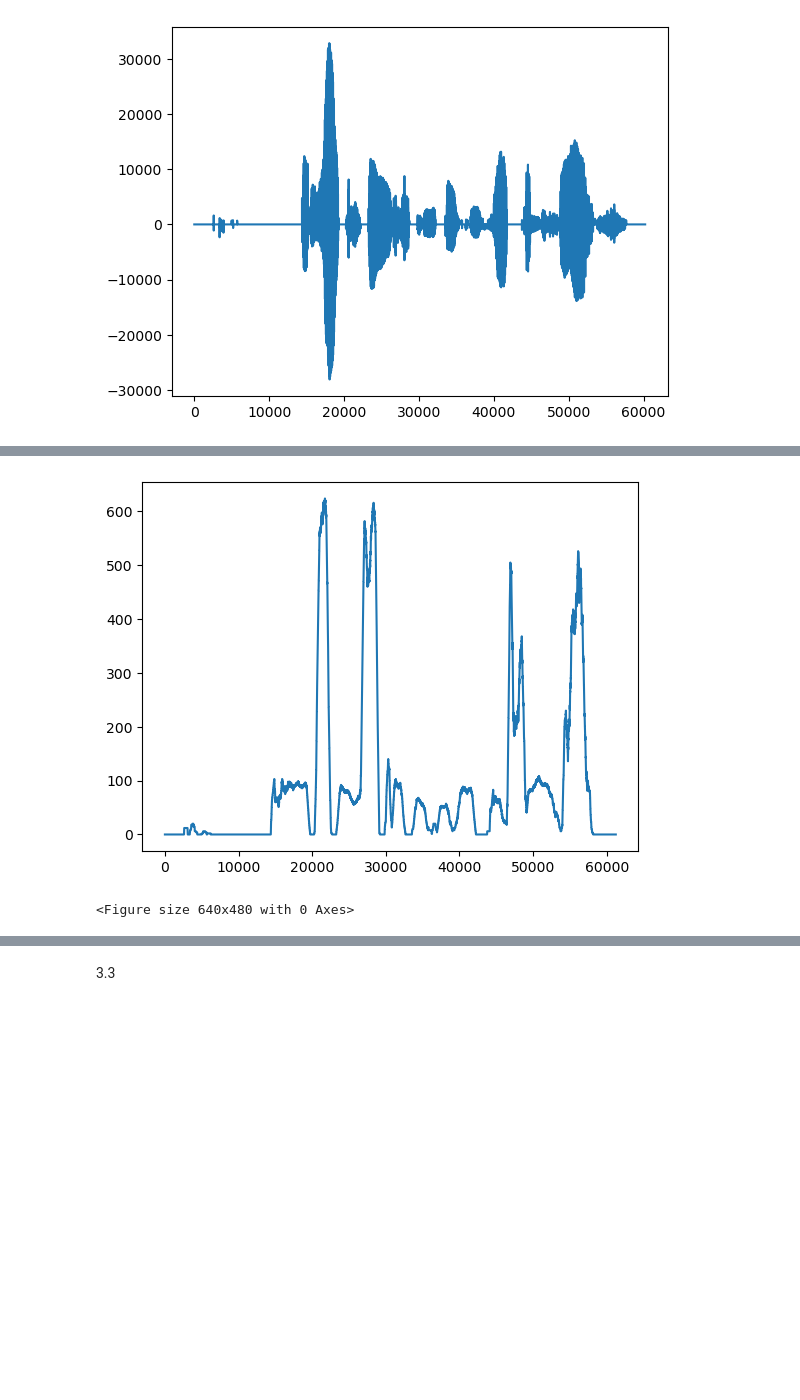
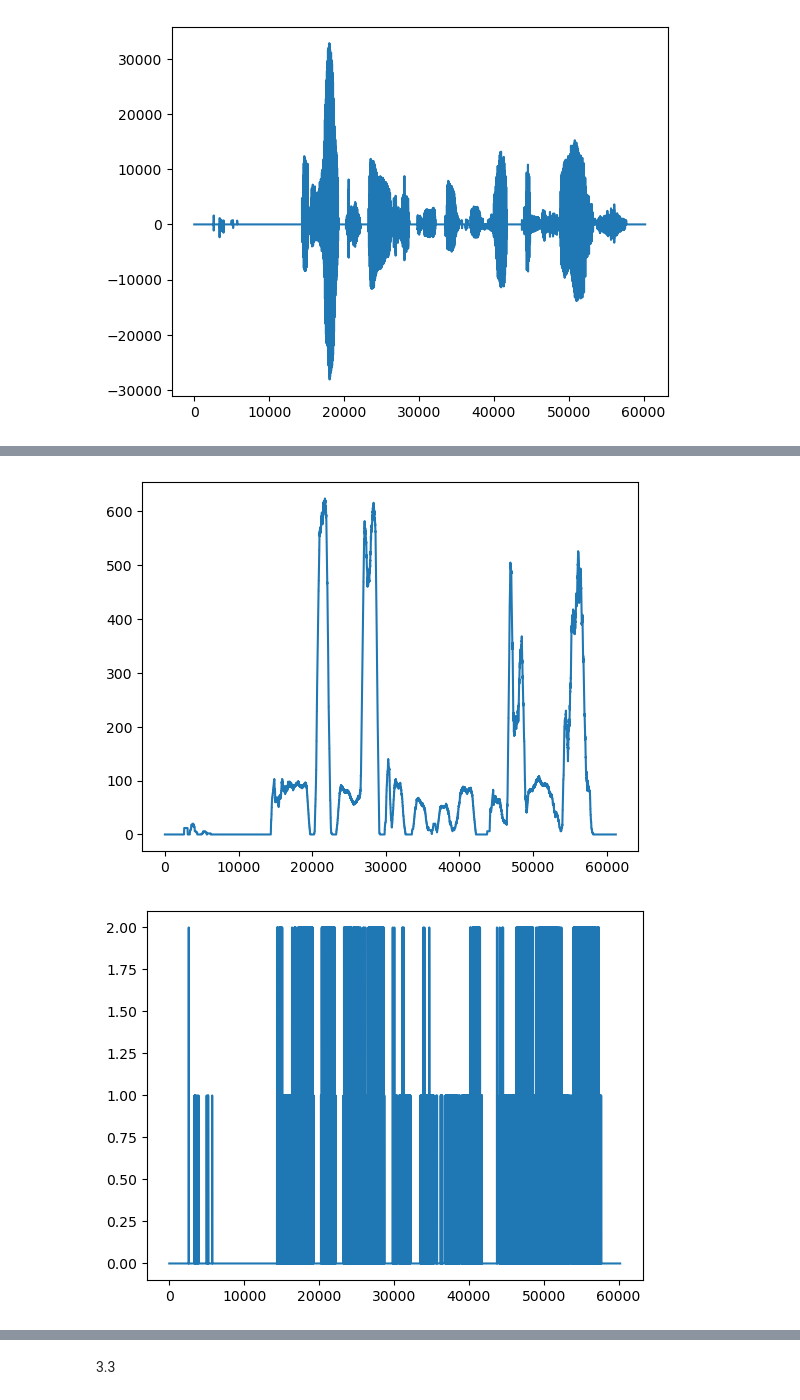
Before and after one commit to ElGreKost/DSP-Lab-Suite, a Jupyter notebook: Digital-Signal-Processing/dsp_project1/dsp_lab1_code.ipynb, the cells around one changed output, grey strips where cells are left out. Cells and saved outputs as stored; diff of their text form; code cells hidden in the pictures; blank space fills up the shorter version.

```diff
--- a/Digital-Signal-Processing/dsp_project1/dsp_lab1_code.ipynb
+++ b/Digital-Signal-Processing/dsp_project1/dsp_lab1_code.ipynb
@@ -465,17 +468,15 @@ Text(0.5, 1.0, 'E with noise')
 # %%
 sign_changes = np.abs([np.sign(_signal[m]) - np.sign(_signal[m-1]) for m in range(len(_signal))])
 
 w = np.zeros(1024)
 w[:480] = 1  # 30ms window
 Z = np.convolve(sign_changes, w)
-
 plt.plot(Z)
 plt.figure()
-# plt.plot(sign_changes)
-# plt.xlim(30000,35000)
+plt.plot(sign_changes)
 
 plt.show()
 # %% [output]
 [figure]
-<Figure size 640x480 with 0 Axes>
+[figure, added]
 # %%
```
Also changed, not shown: parts of 10 cells of this notebook, 1 other file.
